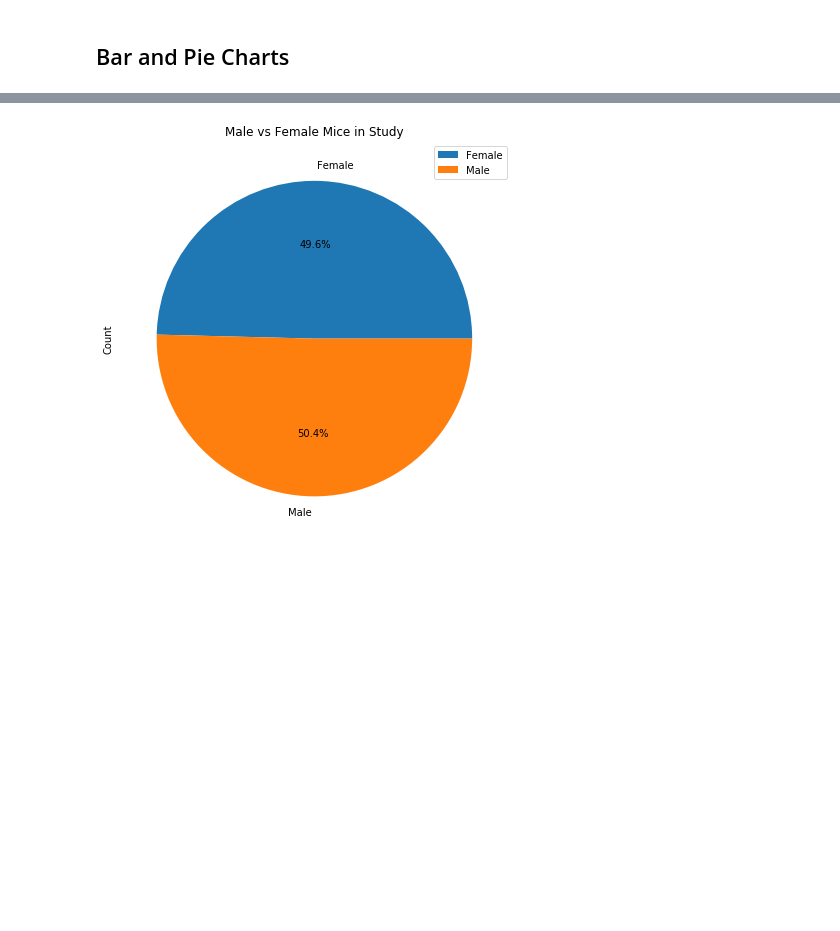
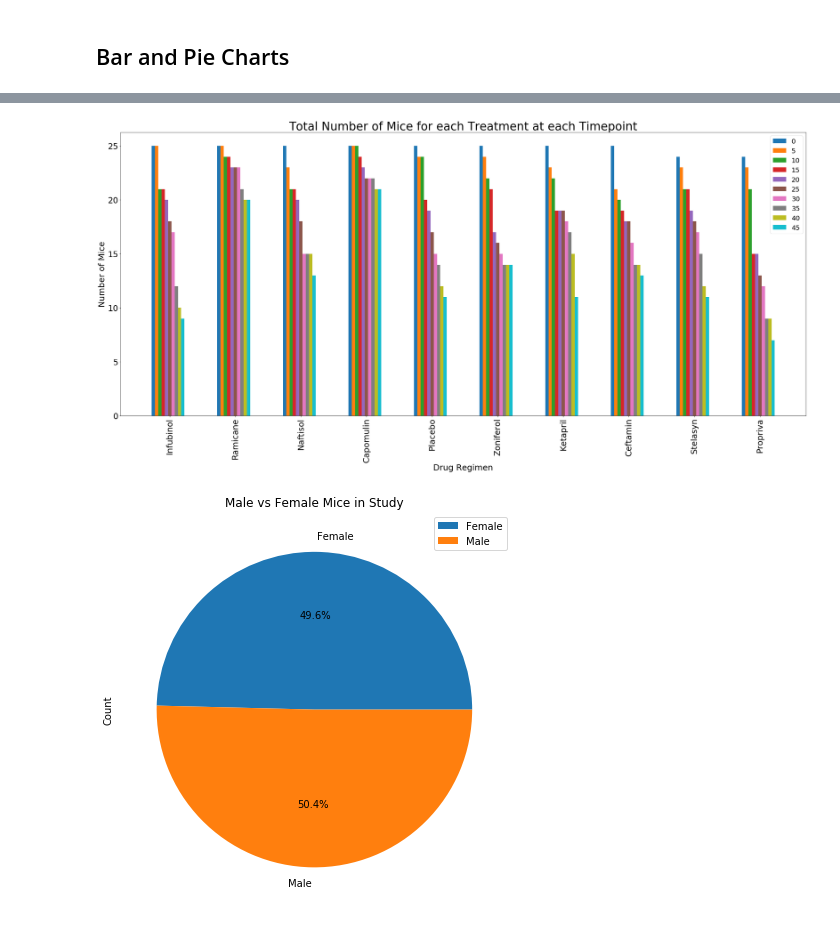
Before and after one commit to apizzo1/matplotlib-challenge, a Jupyter notebook: pymaceuticals_AP.ipynb, the cells around one changed output, grey strips where cells are left out. Drawn from its saved outputs; the diff is of its cells as text; code cells hidden in the pictures; blank space fills up the shorter version.

```diff
--- a/pymaceuticals_AP.ipynb
+++ b/pymaceuticals_AP.ipynb
@@ -243,3 +211,32 @@ plt.tight_layout()
+# %%
+# Generate a bar plot showing the total number of mice for each treatment throughout the course of the study using pyplot.
+
+#set index for where each bar will plot
+ind = np.arange(0,20,2)
+width = 0.1
+time_counter = 0
+counter = -5
+
+plt.figure(figsize = (30,15))
+
+#loop through each timepoint in newly created dataframe from above bar chart (mice_time_bar)
+#for each loop, add a bar for each timepoint to each drug regimen
+for time in timept:
+    plt.bar(ind +(counter* width), mice_time_bar[time], width,label=timept[time_counter])
+    counter = counter+1
+    time_counter = time_counter+1
+
+#add legend, title, x and y axis titles and update font sizes
+plt.xticks(ind,mice_time_bar.index, rotation = 'vertical')
+plt.legend(loc = "upper right", fontsize = 20)
+plt.title("Total Number of Mice for each Treatment at each Timepoint", fontsize=35)
+plt.xlabel("Drug Regimen", fontsize = 25)
+plt.ylabel("Number of Mice", fontsize = 25)
+plt.xticks(fontsize=25)
+plt.yticks(fontsize=25)
+plt.tight_layout()
+# %% [output]
+[figure, added]
 # %%
 # Generate a pie plot showing the distribution of female versus male mice using pandas
 
```
Also changed, not shown: parts of 7 cells of this notebook.
